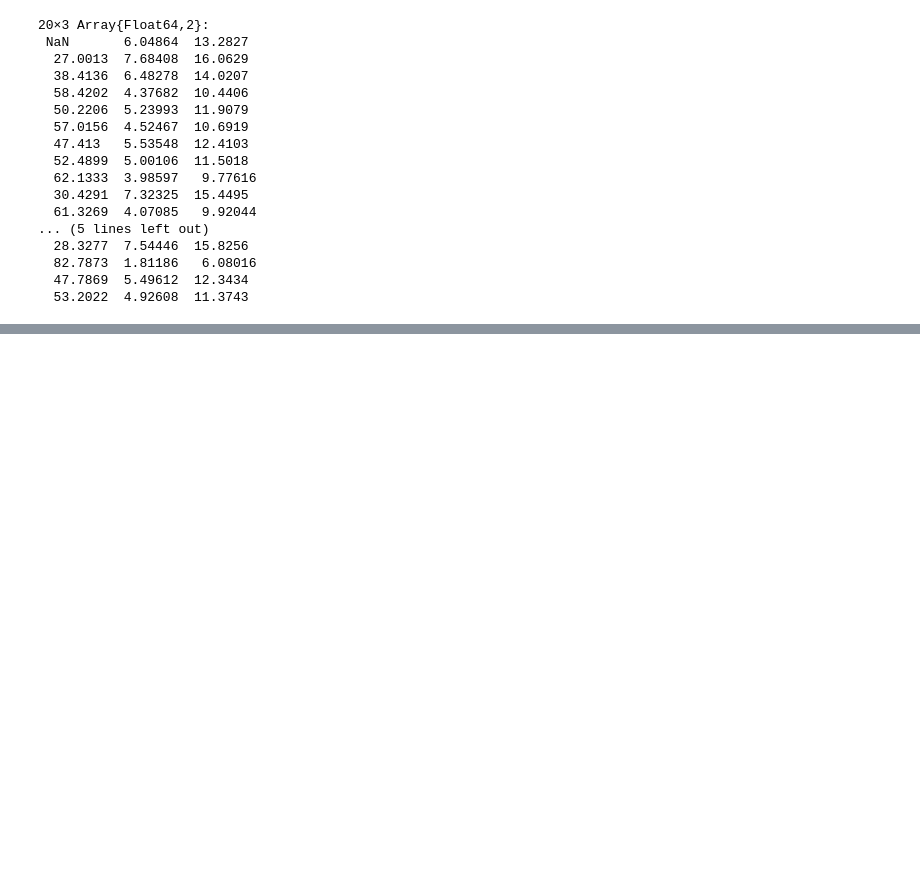
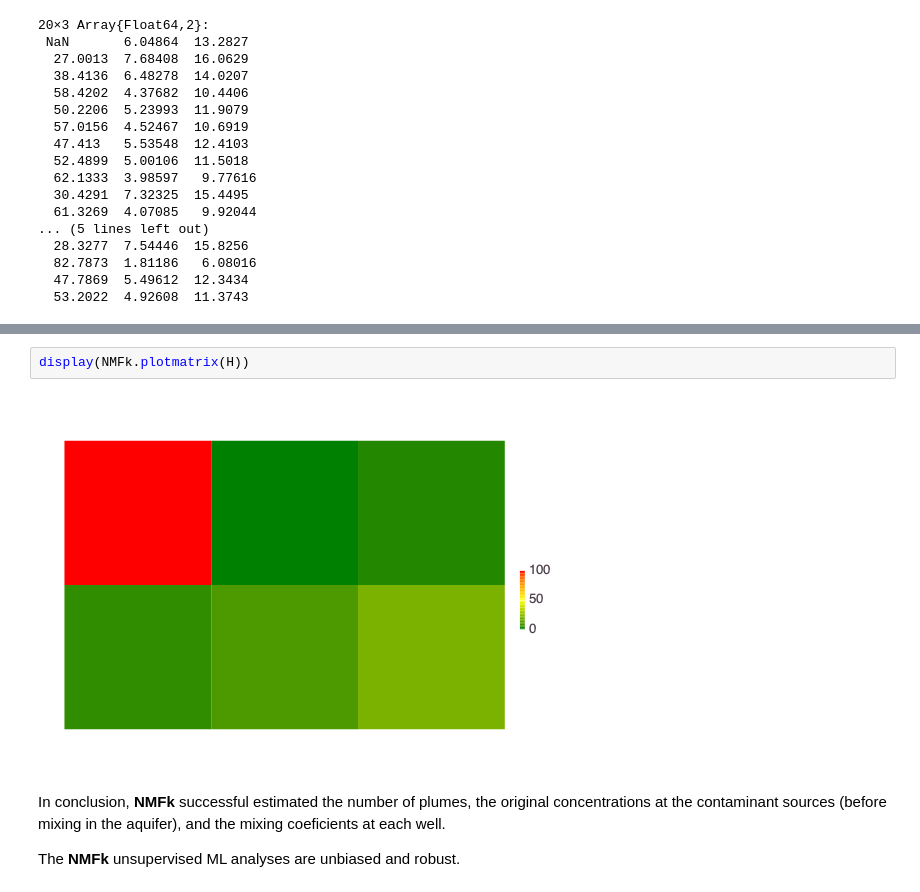
Before and after one commit to SmartTensors/NMFk.jl, a Jupyter notebook: notebooks/mixing-concentrations.ipynb, the cells around one changed output, grey strips where cells are left out. Cells and saved outputs as stored; diff of their text form; blank space fills up the shorter version.

```diff
--- a/notebooks/mixing-concentrations.ipynb
+++ b/notebooks/mixing-concentrations.ipynb
@@ -175,0 +270,8 @@ Signals:  4 Fit:     38.20362 Silhouette:   -0.5337855 AIC:     118.3582
+# %%
+display(NMFk.plotmatrix(H))
+# %% [output]
+[figure, added]
+# %% [markdown]
+In conclusion, **NMFk** successful estimated the number of plumes, the original concentrations at the contaminant sources (before mixing in the aquifer), and the mixing coeficients at each well.
+
+The **NMFk** unsupervised ML analyses are unbiased and robust.
```
Also changed, not shown: parts of 22 cells of this notebook, 24 other files.
